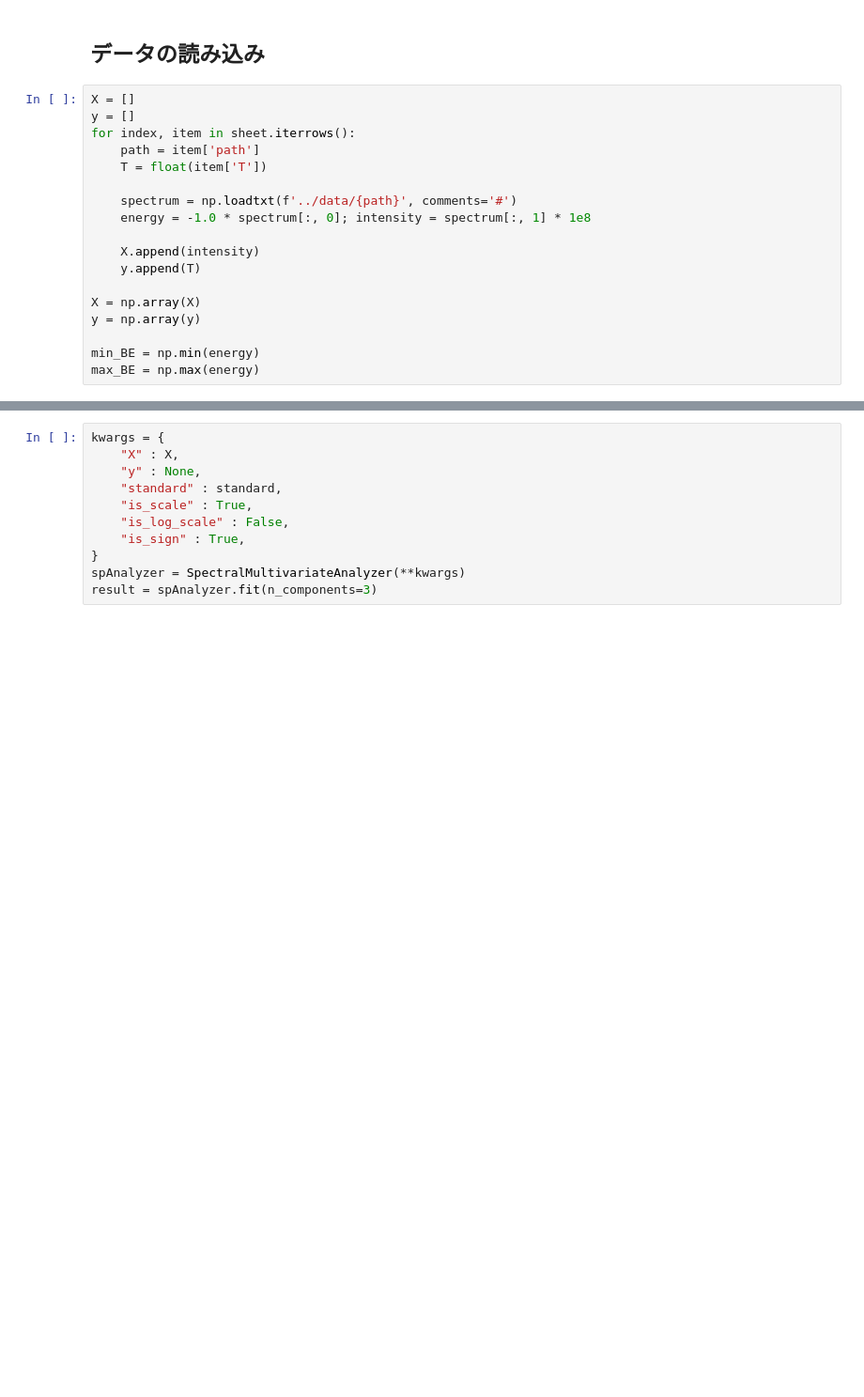
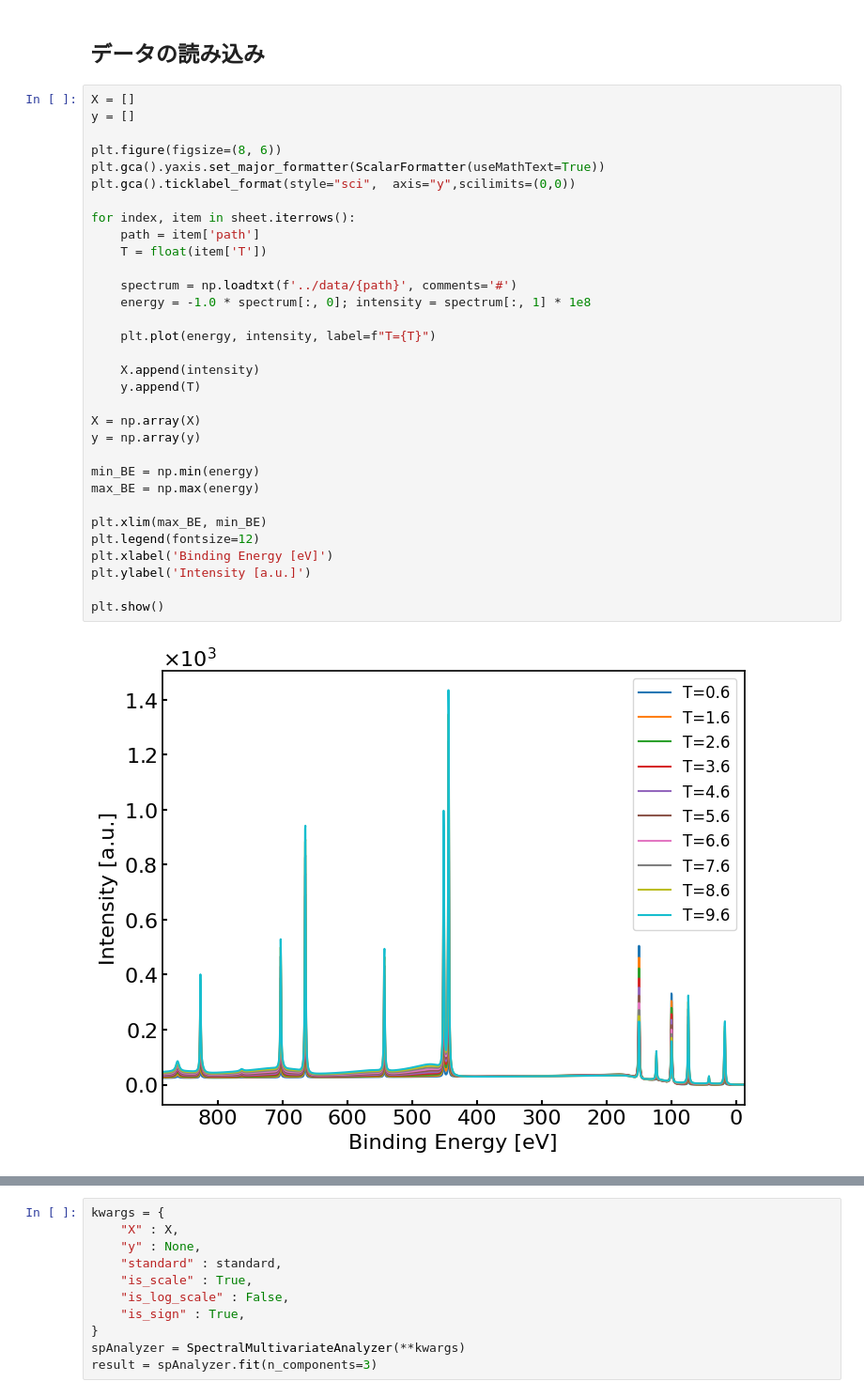
Before and after one commit to murakami9916/Spectral-Multivariate-Analysis, a Jupyter notebook: sample/tutorial.ipynb, the cells around one changed output, grey strips where cells are left out. Shown at 94% size. Saved outputs shown, nothing was run; the diff lists cells and outputs as text; blank space fills up the shorter version.

```diff
--- a/sample/tutorial.ipynb
+++ b/sample/tutorial.ipynb
@@ -37,18 +37,34 @@ sheet.head()
 # %%
 X = []
 y = []
+
+plt.figure(figsize=(8, 6))
+plt.gca().yaxis.set_major_formatter(ScalarFormatter(useMathText=True))
+plt.gca().ticklabel_format(style="sci",  axis="y",scilimits=(0,0))
+
 for index, item in sheet.iterrows():
     path = item['path']
     T = float(item['T'])
 
     spectrum = np.loadtxt(f'../data/{path}', comments='#')
     energy = -1.0 * spectrum[:, 0]; intensity = spectrum[:, 1] * 1e8
+
+    plt.plot(energy, intensity, label=f"T={T}")
 
     X.append(intensity)
     y.append(T)
 
 X = np.array(X)
 y = np.array(y)
 
 min_BE = np.min(energy)
 max_BE = np.max(energy)
+
+plt.xlim(max_BE, min_BE)
+plt.legend(fontsize=12)
+plt.xlabel('Binding Energy [eV]')
+plt.ylabel('Intensity [a.u.]')
+
+plt.show()
+# %% [output]
+[figure, added]
```
Also changed, not shown: parts of 8 cells of this notebook.
